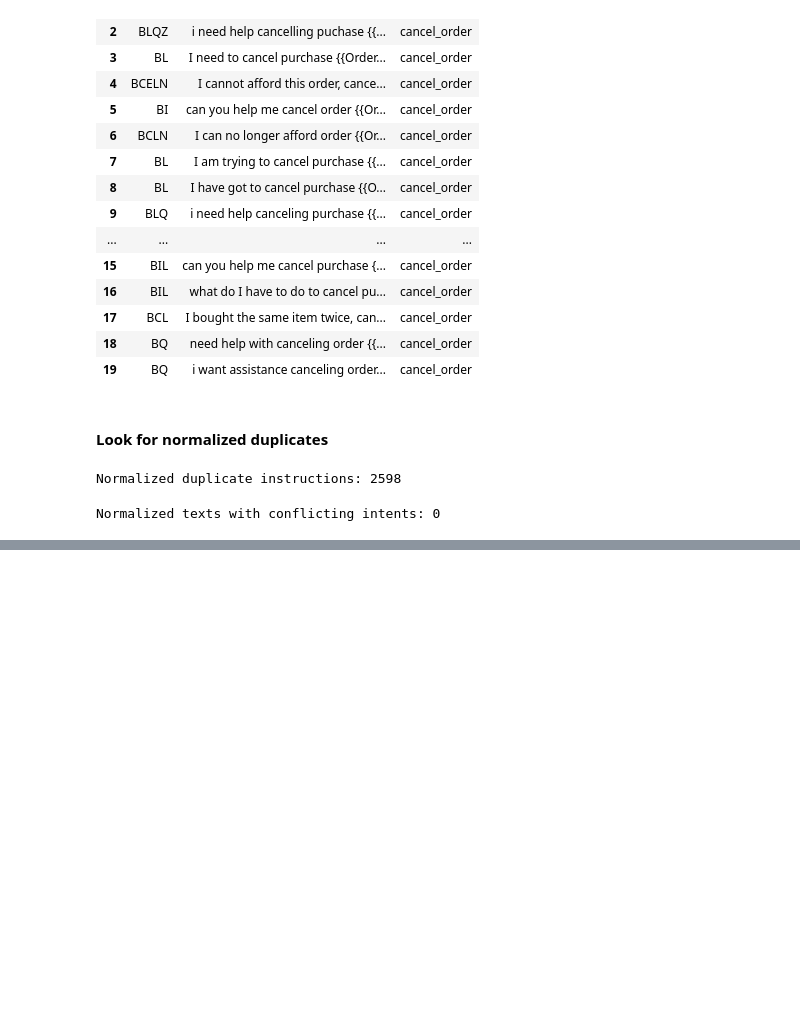
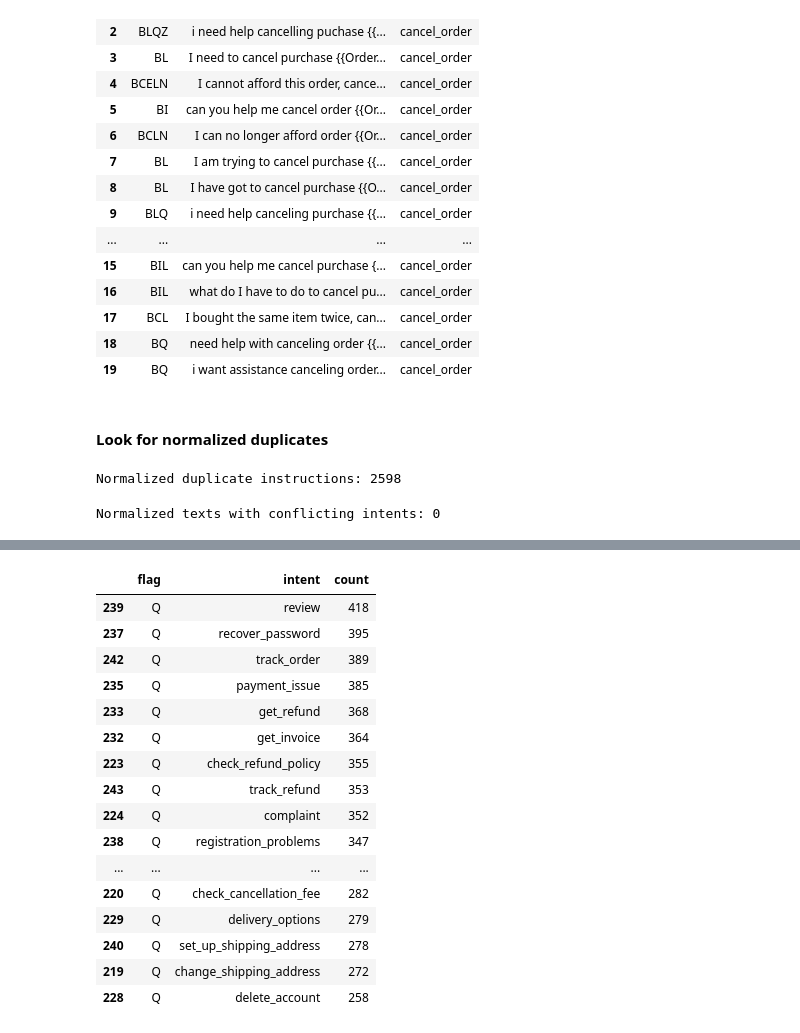
Before and after one commit to ribhupramanik/ResolveAI, a Jupyter notebook: notebooks/01_data_exploration.ipynb, the cells around one changed output, grey strips where cells are left out. Drawn from its saved outputs; the diff is of its cells as text; code cells hidden in the pictures; blank space fills up the shorter version.

```diff
--- a/notebooks/01_data_exploration.ipynb
+++ b/notebooks/01_data_exploration.ipynb
@@ -684,0 +908,22 @@ Normalized texts with conflicting intents: 0
+# %%
+flag_intent_counts[
+    flag_intent_counts["flag"] == "Q"
+].sort_values("count", ascending=False)
+# %% [output]
+|  | flag | intent | count |
+| 239 | Q | review | 418 |
+| 237 | Q | recover_password | 395 |
+| 242 | Q | track_order | 389 |
+| 235 | Q | payment_issue | 385 |
+| 233 | Q | get_refund | 368 |
+| 232 | Q | get_invoice | 364 |
+| 223 | Q | check_refund_policy | 355 |
+| 243 | Q | track_refund | 353 |
+| 224 | Q | complaint | 352 |
+| 238 | Q | registration_problems | 347 |
+| ... | ... | ... | ... |
+| 220 | Q | check_cancellation_fee | 282 |
+| 229 | Q | delivery_options | 279 |
+| 240 | Q | set_up_shipping_address | 278 |
+| 219 | Q | change_shipping_address | 272 |
+| 228 | Q | delete_account | 258 |
```
Also changed, not shown: parts of 15 cells of this notebook.
